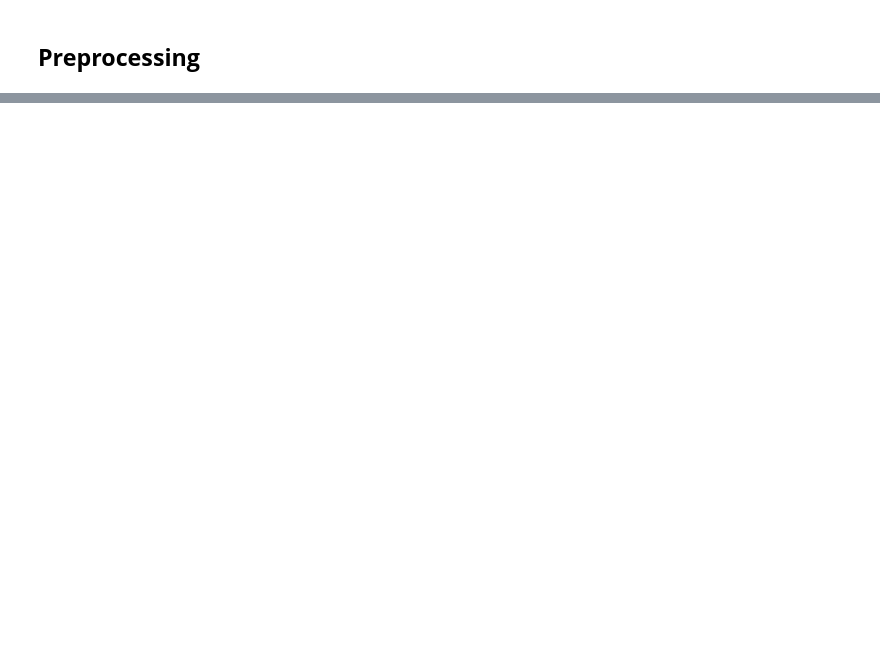
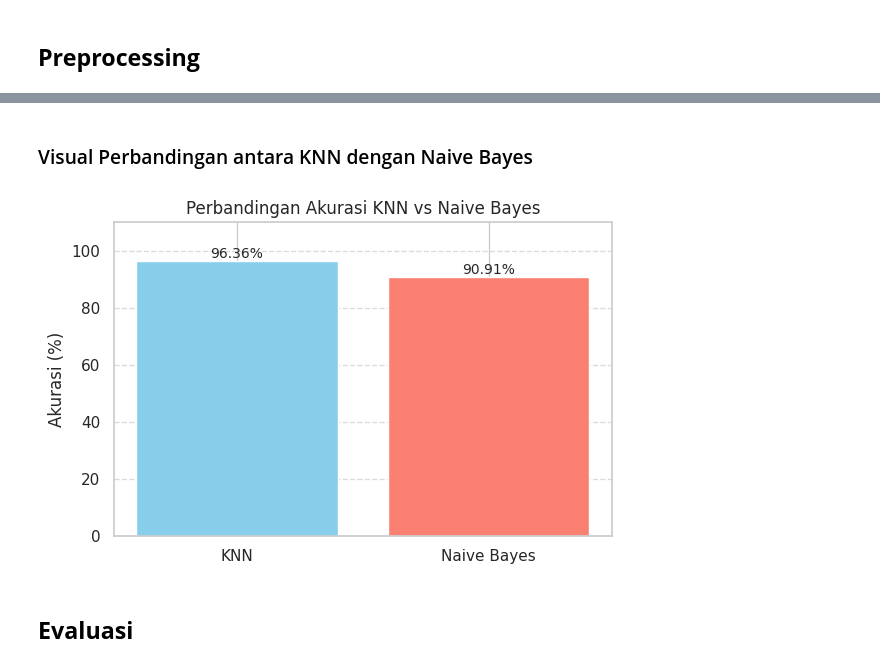
Before and after one commit to Pras7804/pendata, a Jupyter notebook: _sources/PraUAS.ipynb, the cells around one changed output, grey strips where cells are left out. Cells and saved outputs as stored; diff of their text form; code cells hidden in the pictures; blank space fills up the shorter version.

```diff
--- a/_sources/PraUAS.ipynb
+++ b/_sources/PraUAS.ipynb
@@ -259,0 +526,20 @@ Total missing value di seluruh dataset: 0
+# %%
+from sklearn.naive_bayes import GaussianNB
+
+# Inisialisasi dan latih model Naive Bayes
+nb = GaussianNB()
+nb.fit(X_train, y_train)
+
+# Prediksi data uji dengan Naive Bayes
+y_pred_nb = nb.predict(X_test)
+
+# Evaluasi akurasi
+acc_nb = accuracy_score(y_test, y_pred_nb)
+print("🔹 Akurasi Naive Bayes:", round(acc_nb * 100, 2), "%")
+
+# Confusion Matrix dan Classification Report
+print("\n=== Confusion Matrix: Naive Bayes ===")
+print(confusion_matrix(y_test, y_pred_nb))
+
+print("\n=== Classification Report: Naive Bayes ===")
+print(classification_report(y_test, y_pred_nb))
@@ -259,0 +562,29 @@ Total missing value di seluruh dataset: 0
+# %% [markdown]
+### Visual Perbandingan antara KNN dengan Naive Bayes
+# %%
+import matplotlib.pyplot as plt
+
+# Data akurasi dari masing-masing model
+model_names = ['KNN', 'Naive Bayes']
+accuracies = [acc_knn * 100, acc_nb * 100]  # konversi ke persen
+
+# Buat bar chart
+plt.figure(figsize=(6, 4))
+bars = plt.bar(model_names, accuracies, color=['skyblue', 'salmon'])
+
+# Tambahkan label nilai di atas bar
+for bar in bars:
+    yval = bar.get_height()
+    plt.text(bar.get_x() + bar.get_width()/2, yval + 1, f'{yval:.2f}%', ha='center', fontsize=10)
+
+# Tambahan elemen visual
+plt.ylim(0, 110)
+plt.ylabel('Akurasi (%)')
+plt.title('Perbandingan Akurasi KNN vs Naive Bayes')
+plt.grid(axis='y', linestyle='--', alpha=0.7)
+plt.tight_layout()
+plt.show()
+# %% [output]
+[figure, added]
+# %% [markdown]
+## **Evaluasi**
```
Also changed, not shown: parts of 33 cells of this notebook, 6 other files.
